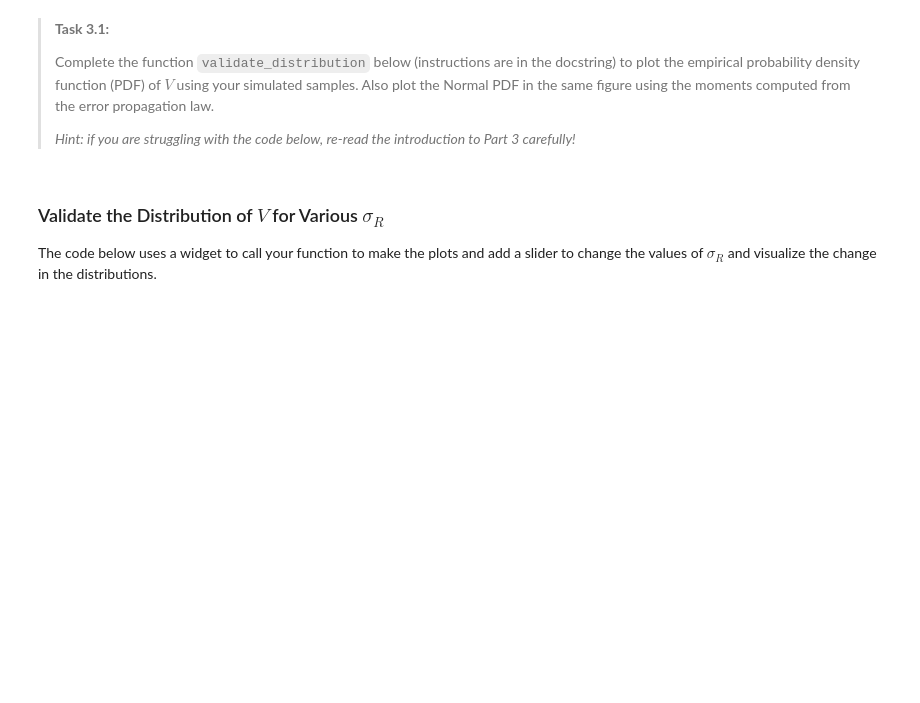
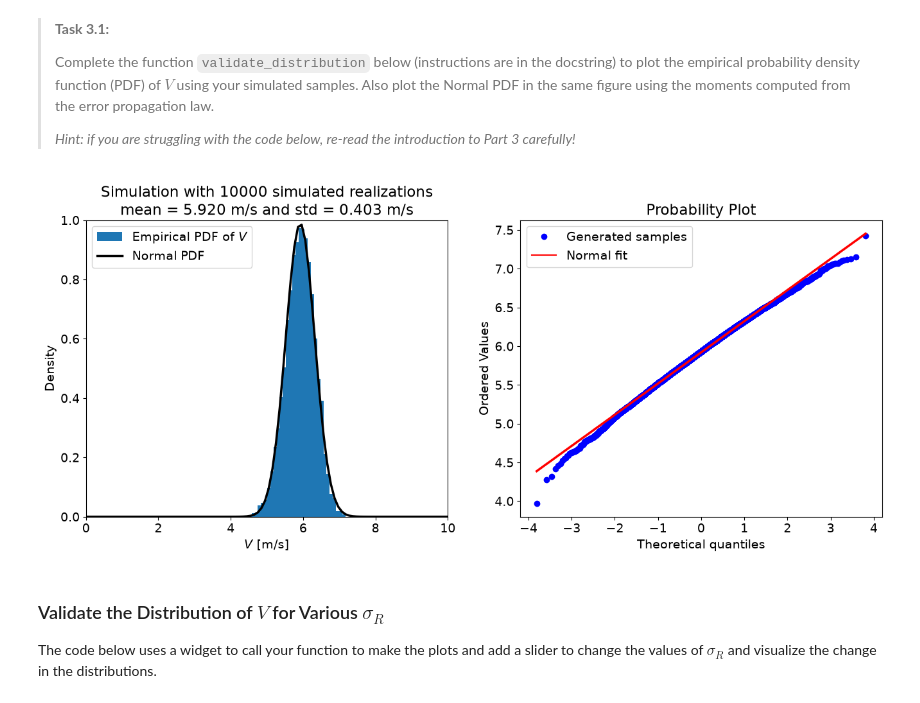
Before and after one commit to jasmineshannon/WS1.6, a Jupyter notebook: pipe_dreams.ipynb, the cells around one changed output. Drawn from its saved outputs; the diff is of its cells as text; code cells hidden in the pictures; blank space fills up the shorter version.

```diff
--- a/pipe_dreams.ipynb
+++ b/pipe_dreams.ipynb
@@ -67,17 +67,17 @@ def moments_of_taylor_approximation(mu_R, mu_S, sigma_R, sigma_S,n):
 
     constant = 1/n
 
-    dVdR = ### YOUR CODE HERE ###
-    dVdS = ### YOUR CODE HERE ###
+    dVdR = (2/3)*constant*(mu_R**(-1/3))*(mu_S**(1/2))
+    dVdS = (1/2)*constant*(mu_R**(2/3))*(mu_S**(-1/2))
 
-    dVdR_2 = ### YOUR CODE HERE ###
-    dVdS_2 = ### YOUR CODE HERE ###
+    dVdR_2 = (-2/9)*constant*(mu_R**(-4/3))*(mu_S**(1/2))
+    dVdS_2 = (-1/4)*constant*(mu_R**(2/3))*(mu_S**(-3/2))
 
-    mu_V_0 = ### YOUR CODE HERE ###
-    mu_V = ### YOUR CODE HERE ###
+    mu_V_0 = constant*(mu_R**(2/3))*(mu_S**(1/2))
+    mu_V = mu_V_0 + 0.5*dVdR_2*sigma_R**2 + 0.5*dVdS_2*sigma_S**2
 
-    var_V = ### YOUR CODE HERE ###
-    sigma_V = ### YOUR CODE HERE ###
+    var_V = (dVdR**2)*sigma_R**2 + (dVdS**2)*sigma_S**2
+    sigma_V = np.sqrt(var_V)
 
     return mu_V, sigma_V
 # %% [markdown]
@@ -153,7 +157,7 @@ $R$ and $S$ are modelled as Gaussian random variables; non-positive simulated va
 > - Find the moments of the samples.
 # %%
 def function_of_random_variables(R, S, n):
-    V = ### YOUR CODE HERE ###
+    V = (1/n)*(R**(2/3))*(S**(1/2))
     return V
 
 def get_samples(N, sigma_R, mu_R=0.5, mu_S=0.015, sigma_S=0.002, n=0.013):
@@ -169,13 +173,13 @@ def get_samples(N, sigma_R, mu_R=0.5, mu_S=0.015, sigma_S=0.002, n=0.013):
         mask = S <= 0
         S[mask] = np.random.normal(mu_S, sigma_S, mask.sum())
 
-    V = ### YOUR CODE HERE ###
+    V = function_of_random_variables(R, S, n)
     return V
 
 V_samples = get_samples(10000, 0.05)
 
-mu_V_samples = ### YOUR CODE HERE ###
-sigma_V_samples = ### YOUR CODE HERE ###
+mu_V_samples = np.mean(V_samples)
+sigma_V_samples = np.std(V_samples, ddof=1)
 
 print('Moments of the SAMPLES:')
 print(f'  {mu_V_samples:.4f} m/s is the mean, and')
@@ -220,48 +236,50 @@ def validate_distribution(N, sigma_R, mu_R=0.5, mu_S=0.015, sigma_S=0.002, n=0.0
     """Generate samples and plots for V."""
 
     # Generate a sample and compute moments
-    V_samples = ### YOUR CODE HERE ###
-    mu_V_samples = ### YOUR CODE HERE ###
-    sigma_V_samples = ### YOUR CODE HERE ###
+    V_samples = get_samples(N, sigma_R, mu_R=mu_R, mu_S=mu_S, sigma_S=sigma_S, n=n)
+    mu_V_samples = np.mean(V_samples)
+    sigma_V_samples =  np.std(V_samples, ddof=1)
 
     # Compute moments using Taylor
-    mu_V_taylor, sigma_V_taylor = ### YOUR CODE HERE ###
+    mu_V_taylor, sigma_V_taylor = moments_of_taylor_approximation(mu_R, mu_S, sigma_R, sigma_S, n)
 
     xmin = 0
     xmax = 10
     x = np.linspace(xmin, xmax, 100)
     fig, ax = plt.subplots(1, 2, figsize=(16, 6))
 
-    ax[0].hist(### YOUR CODE HERE ###, bins=40, density=True,
+    ax[0].hist(V_samples, bins=40, density=True,
                label='Empirical PDF of $V$')
 
     ax[0].plot(
         x,
-        norm.pdf(x, ### YOUR CODE HERE ###, ### YOUR CODE HERE ###),
+        norm.pdf(x, mu_V_taylor, sigma_V_taylor),
         color='black',
         lw=2.5,
         label='Normal PDF'
     )
 
     ax[0].legend()
     ax[0].set_xlabel('$V$ [m/s]')
     ax[0].set_xlim(xmin, xmax)
     ax[0].set_ylim(0, 1)
     ax[0].set_ylabel('Density')
     ax[0].set_title(
         f'Simulation with {N} simulated realizations'
         + '\n'
-        + f'mean = {### YOUR CODE HERE ###:.3f} m/s and '
-        + f'std = {### YOUR CODE HERE ###:.3f} m/s'
+        + f'mean = {mu_V_samples:.3f} m/s and '
+        + f'std = {sigma_V_samples:.3f} m/s'
     )
 
-    probplot(### YOUR CODE HERE ###, dist=norm, fit=True, plot=ax[1])
+    probplot(V_samples, dist=norm, fit=True, plot=ax[1])
 
     ax[1].legend(['Generated samples', 'Normal fit'])
     ax[1].get_lines()[1].set_linewidth(2.5)
     plt.show()
 
 validate_distribution(10000, 0.01)
+# %% [output]
+[figure, added]
 # %% [markdown]
 ### Validate the Distribution of $V$ for Various $\sigma_R$
 
```
Also changed, not shown: parts of 9 cells of this notebook.
